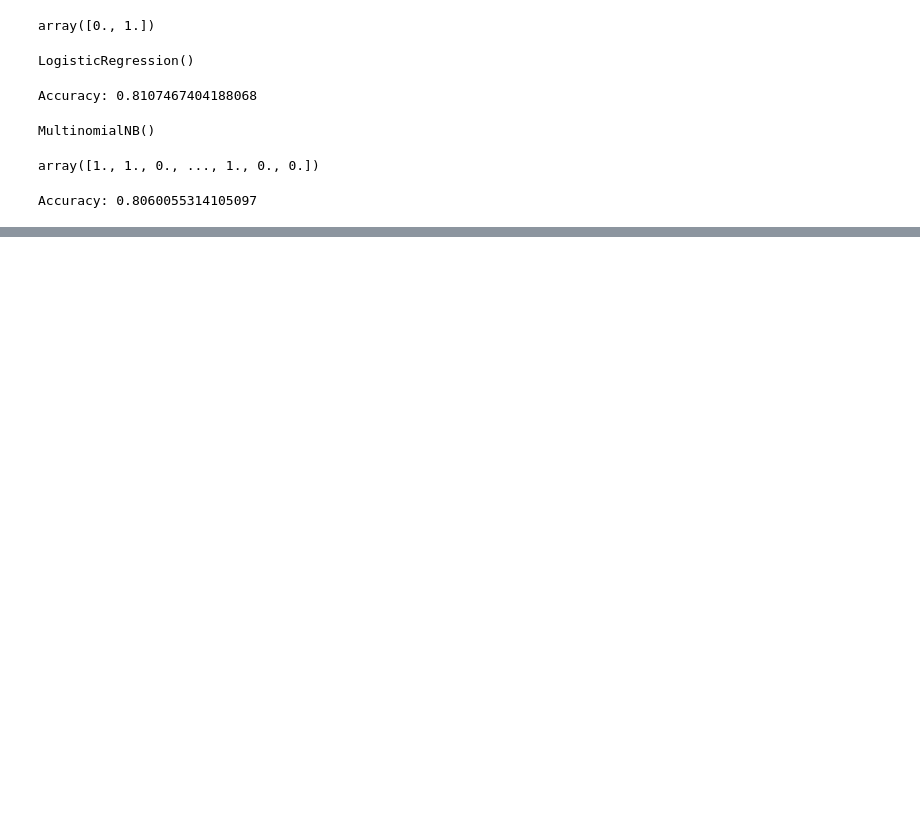
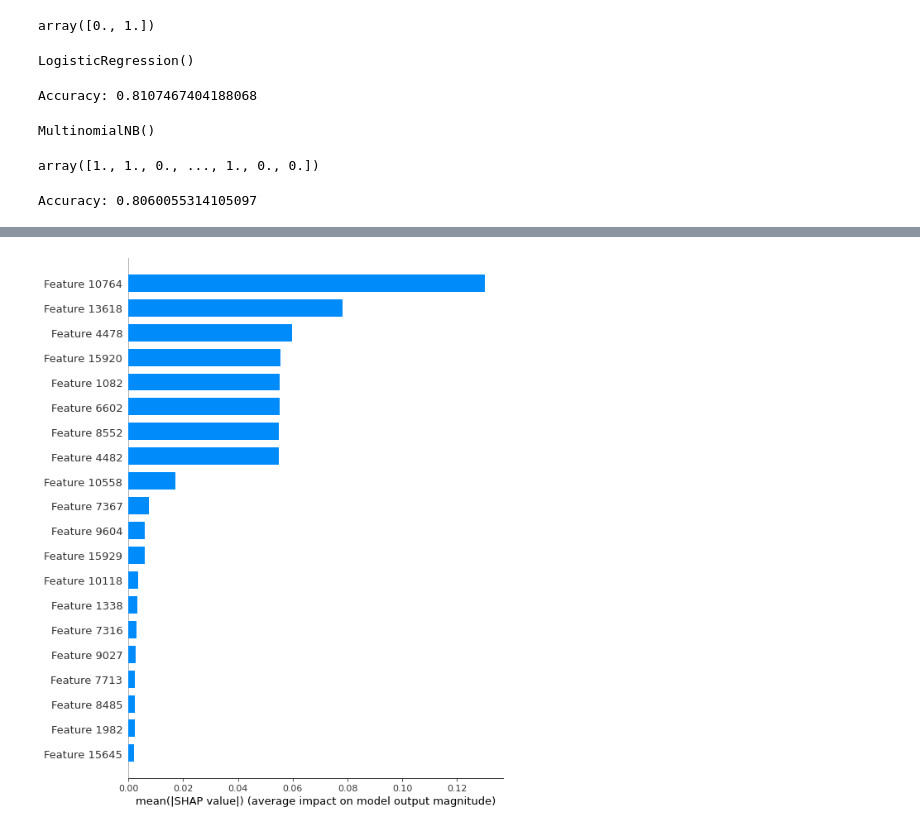
Before and after one commit to Sudkart/DS_ProjectManagement, a Jupyter notebook: Data science project code-test.ipynb, the cells around one changed output, grey strips where cells are left out. Saved outputs shown, nothing was run; the diff lists cells and outputs as text; code cells hidden in the pictures; blank space fills up the shorter version.

```diff
--- a/Data science project code-test.ipynb
+++ b/Data science project code-test.ipynb
@@ -130,0 +162,27 @@ vectorizer = TfidfVectorizer()
+# %%
+# Define a function that calls the predict_proba method of the BernoulliNB model
+def predict_proba_wrapper(data):
+    return bi_model.predict_proba(data)[:, 1]  # Assuming you want the probabilities for the positive class (class 1)
+# %%
+# Get the number of samples in train_features
+num_samples = train_texts.shape[0]
+
+# Set a random seed for reproducibility
+np.random.seed(42)
+
+# Generate 1000 random indices without replacement
+random_indices = np.random.choice(num_samples, size=1, replace=False)
+
+# Select the 1000 random samples from train_features
+train_random_samples = train_features[random_indices]
+# %%
+# Create a SHAP KernelExplainer using the wrapper function
+explainer = shap.KernelExplainer(predict_proba_wrapper, train_random_samples)
+# %%
+# Calculate SHAP values for test features
+shap_values = explainer.shap_values(test_features,n_jobs=-1)
+# %%
+# Create a summary plot
+shap.summary_plot(shap_values, test_features, plot_type="bar", show=False)
+# %% [output]
+[figure, added]
```
Also changed, not shown: parts of 14 cells of this notebook, 2 other files.
